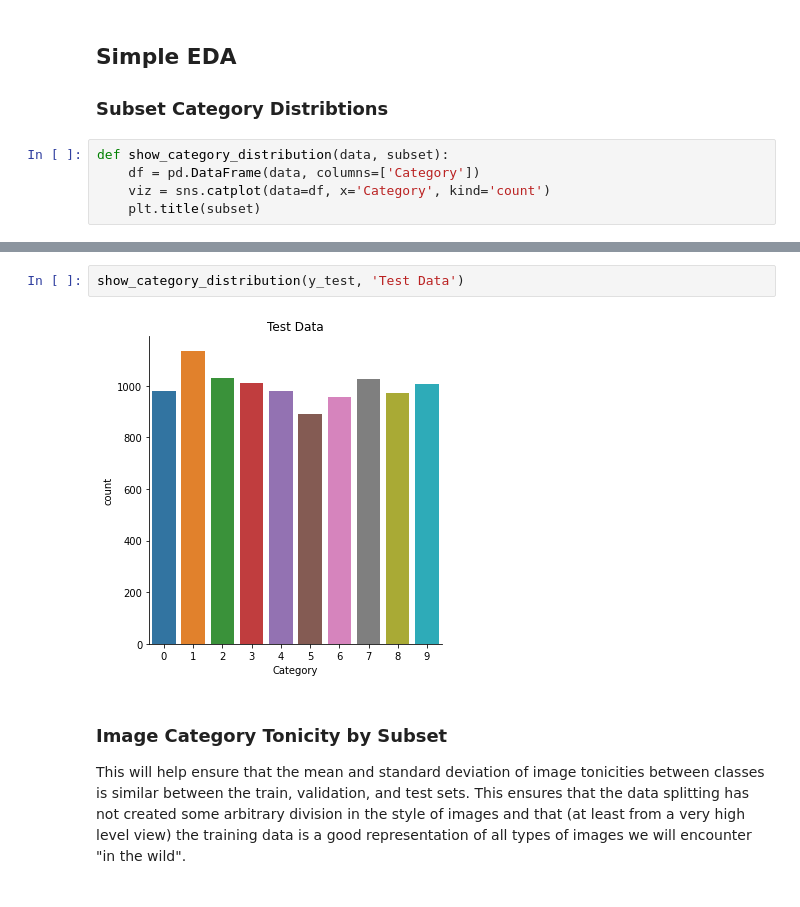
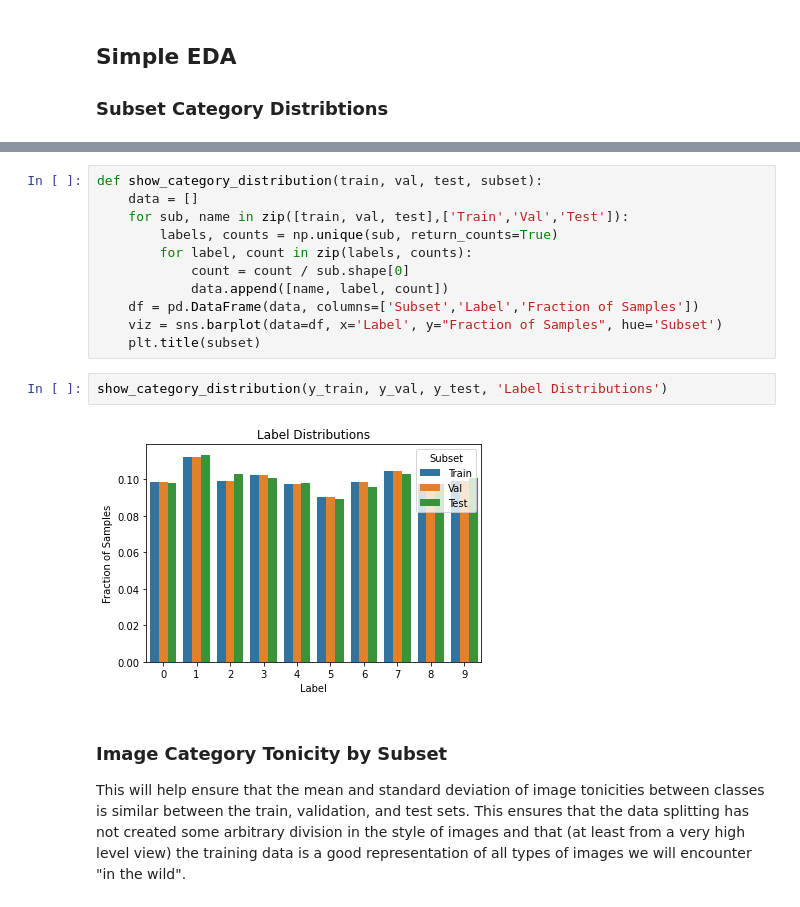
Before and after one commit to kmcguigan1/Deep-Clustering-Technique-Analysis, a Jupyter notebook: 1-Dataset-analysis.ipynb, the cells around one changed output, grey strips where cells are left out. Drawn from its saved outputs; the diff is of its cells as text.

```diff
--- a/1-Dataset-analysis.ipynb
+++ b/1-Dataset-analysis.ipynb
@@ -31,8 +88,3 @@ Train data shape: (50000, 28, 28, 1) Val data shape: (10000, 28, 28, 1) Test dat
 ## **Simple EDA**
 
 ### **Subset Category Distribtions**
-# %%
-def show_category_distribution(data, subset):
-    df = pd.DataFrame(data, columns=['Category'])
-    viz = sns.catplot(data=df, x='Category', kind='count')
-    plt.title(subset)
@@ -47,7 +91,18 @@ show_category_distribution(y_val, 'Validation Data')
-# %%
-show_category_distribution(y_test, 'Test Data')
-# %% [output]
-[figure, removed]
+# %%
+def show_category_distribution(train, val, test, subset):
+    data = []
+    for sub, name in zip([train, val, test],['Train','Val','Test']):
+        labels, counts = np.unique(sub, return_counts=True)
+        for label, count in zip(labels, counts):
+            count = count / sub.shape[0]
+            data.append([name, label, count])
+    df = pd.DataFrame(data, columns=['Subset','Label','Fraction of Samples'])
+    viz = sns.barplot(data=df, x='Label', y="Fraction of Samples", hue='Subset')
+    plt.title(subset)
+# %%
+show_category_distribution(y_train, y_val, y_test, 'Label Distributions')
+# %% [output]
+[figure, added]
 # %% [markdown]
 ### **Image Category Tonicity by Subset**
 
```
Also changed, not shown: parts of 18 cells of this notebook, 22 other files.
